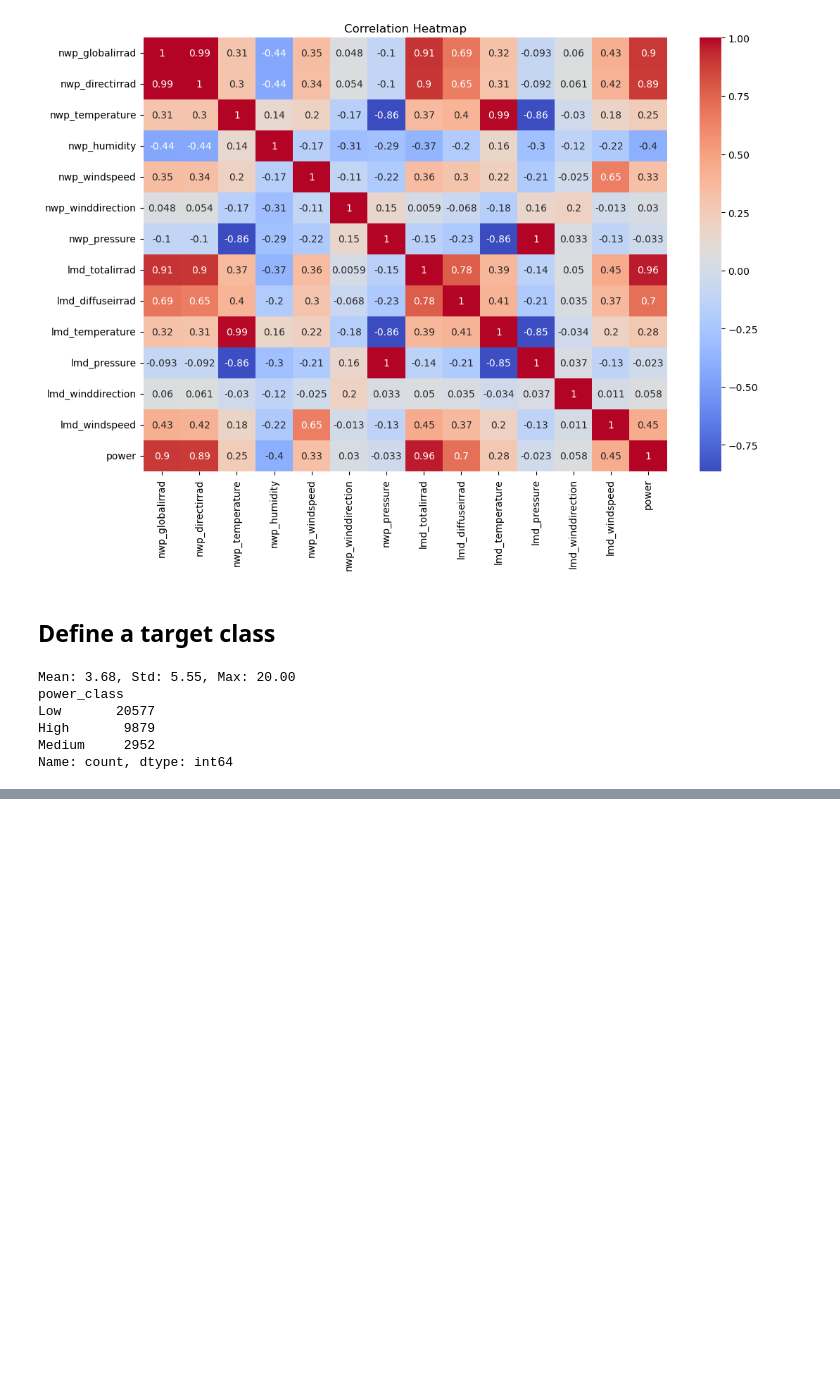
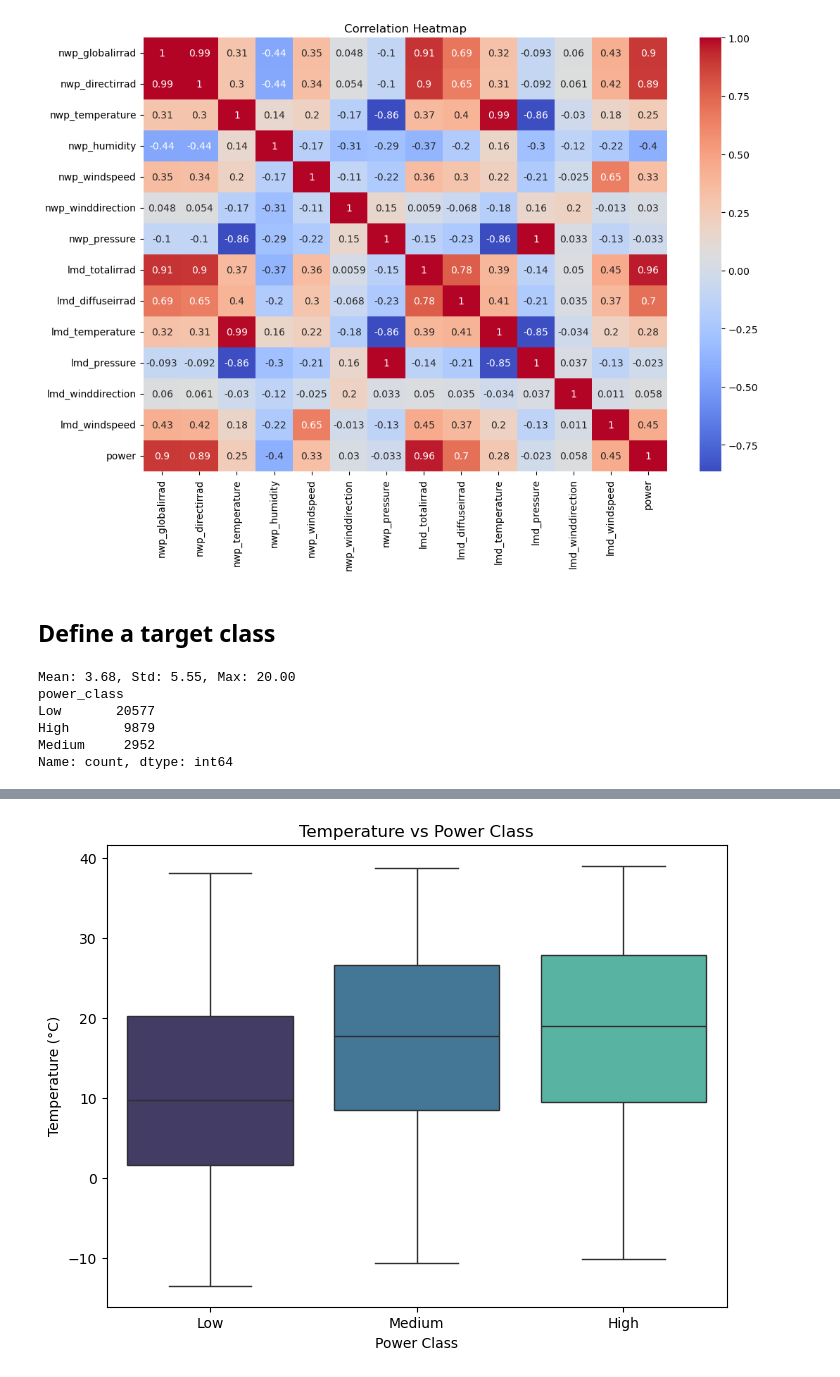
Before and after one commit to tolly00/capstone-project, a Jupyter notebook: Single-station_Trained_Model.ipynb, the cells around one changed output, grey strips where cells are left out. Drawn from its saved outputs; the diff is of its cells as text; code cells hidden in the pictures; blank space fills up the shorter version.

```diff
--- a/Single-station_Trained_Model.ipynb
+++ b/Single-station_Trained_Model.ipynb
@@ -107,0 +128,10 @@ Name: count, dtype: int64
+# %%
+# relationship between temperature & Power Class
+plt.figure(figsize=(8,6))
+sns.boxplot(data=df, x='power_class', y='nwp_temperature', palette='mako')
+plt.title('Temperature vs Power Class')
+plt.xlabel('Power Class')
+plt.ylabel('Temperature (°C)')
+plt.show()
+# %% [output]
+[figure, added]
```
Also changed, not shown: parts of 5 cells of this notebook.
